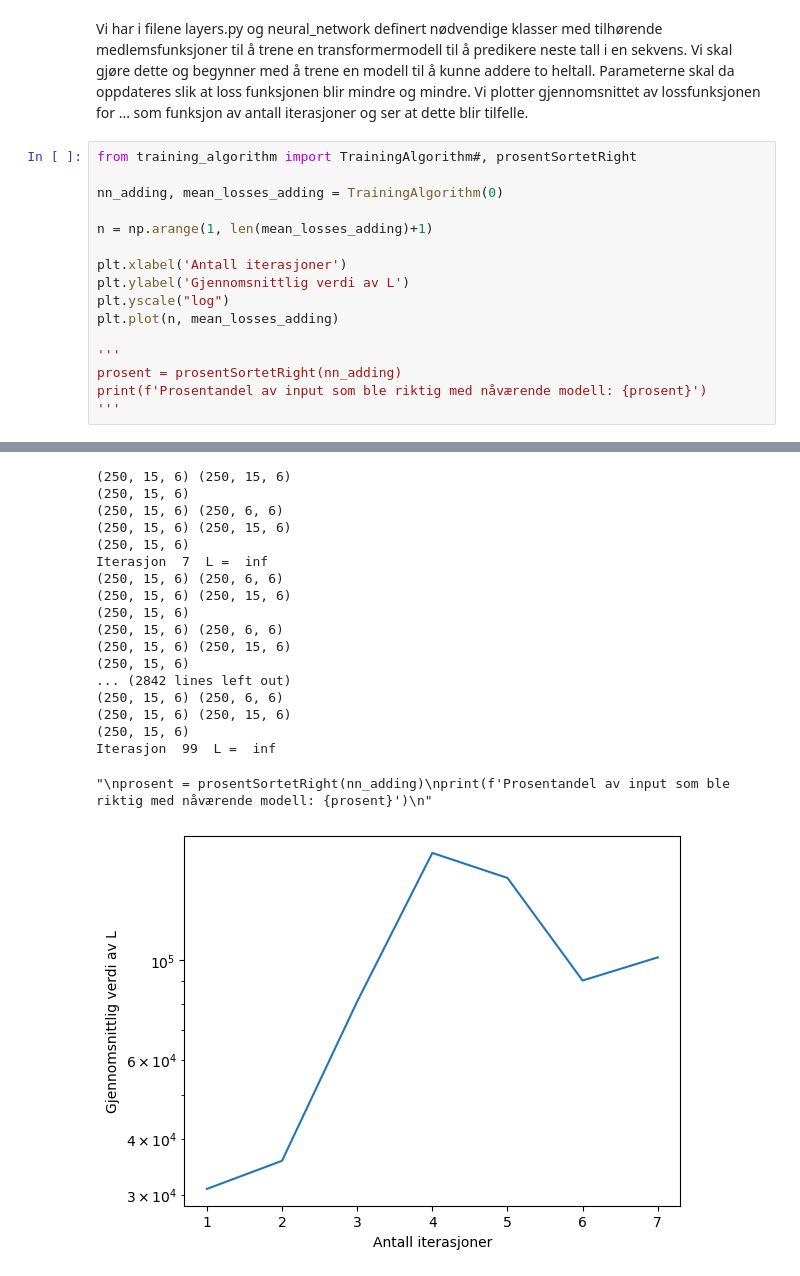
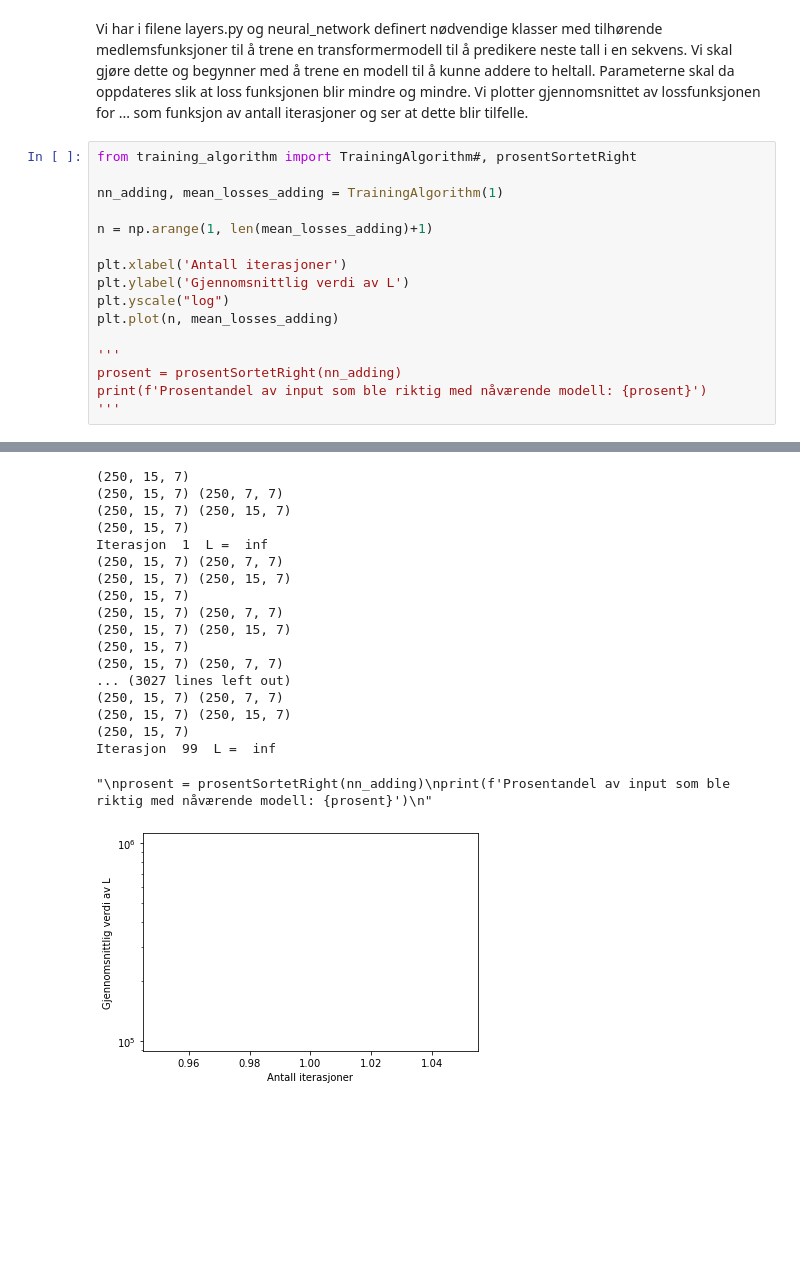
Before and after one commit to CeciliaEide/VitBer_indMat, a Jupyter notebook: prosjekt_2_utlevert_kode/Oppgave3.ipynb, the cells around one changed output, grey strips where cells are left out. Saved outputs shown, nothing was run; the diff lists cells and outputs as text; blank space fills up the shorter version.

```diff
--- a/prosjekt_2_utlevert_kode/Oppgave3.ipynb
+++ b/prosjekt_2_utlevert_kode/Oppgave3.ipynb
@@ -8,7 +8,7 @@ Vi har i filene layers.py og neural_network definert nødvendige klasser med til
 # %%
 from training_algorithm import TrainingAlgorithm#, prosentSortetRight
 
-nn_adding, mean_losses_adding = TrainingAlgorithm(0)
+nn_adding, mean_losses_adding = TrainingAlgorithm(1)
 
 n = np.arange(1, len(mean_losses_adding)+1)
 
@@ -42,19 +42,19 @@ print(f'Prosentandel av input som ble riktig med nåværende modell: {prosent}')
-(250, 15, 6) (250, 15, 6)
-(250, 15, 6)
-(250, 15, 6) (250, 6, 6)
-(250, 15, 6) (250, 15, 6)
-(250, 15, 6)
-Iterasjon  7  L =  inf
-(250, 15, 6) (250, 6, 6)
-(250, 15, 6) (250, 15, 6)
-(250, 15, 6)
-(250, 15, 6) (250, 6, 6)
-(250, 15, 6) (250, 15, 6)
-(250, 15, 6)
-... (2842 lines left out)
-(250, 15, 6) (250, 6, 6)
-(250, 15, 6) (250, 15, 6)
-(250, 15, 6)
+(250, 15, 7)
+(250, 15, 7) (250, 7, 7)
+(250, 15, 7) (250, 15, 7)
+(250, 15, 7)
+Iterasjon  1  L =  inf
+(250, 15, 7) (250, 7, 7)
+(250, 15, 7) (250, 15, 7)
+(250, 15, 7)
+(250, 15, 7) (250, 7, 7)
+(250, 15, 7) (250, 15, 7)
+(250, 15, 7)
+(250, 15, 7) (250, 7, 7)
+... (3027 lines left out)
+(250, 15, 7) (250, 7, 7)
+(250, 15, 7) (250, 15, 7)
+(250, 15, 7)
 Iterasjon  99  L =  inf
 "\nprosent = prosentSortetRight(nn_adding)\nprint(f'Prosentandel av input som ble riktig med nåværende modell: {prosent}')\n"
-[figure, old version]
+[figure, new version]
```
Also changed, not shown: parts of 1 cell of this notebook.
